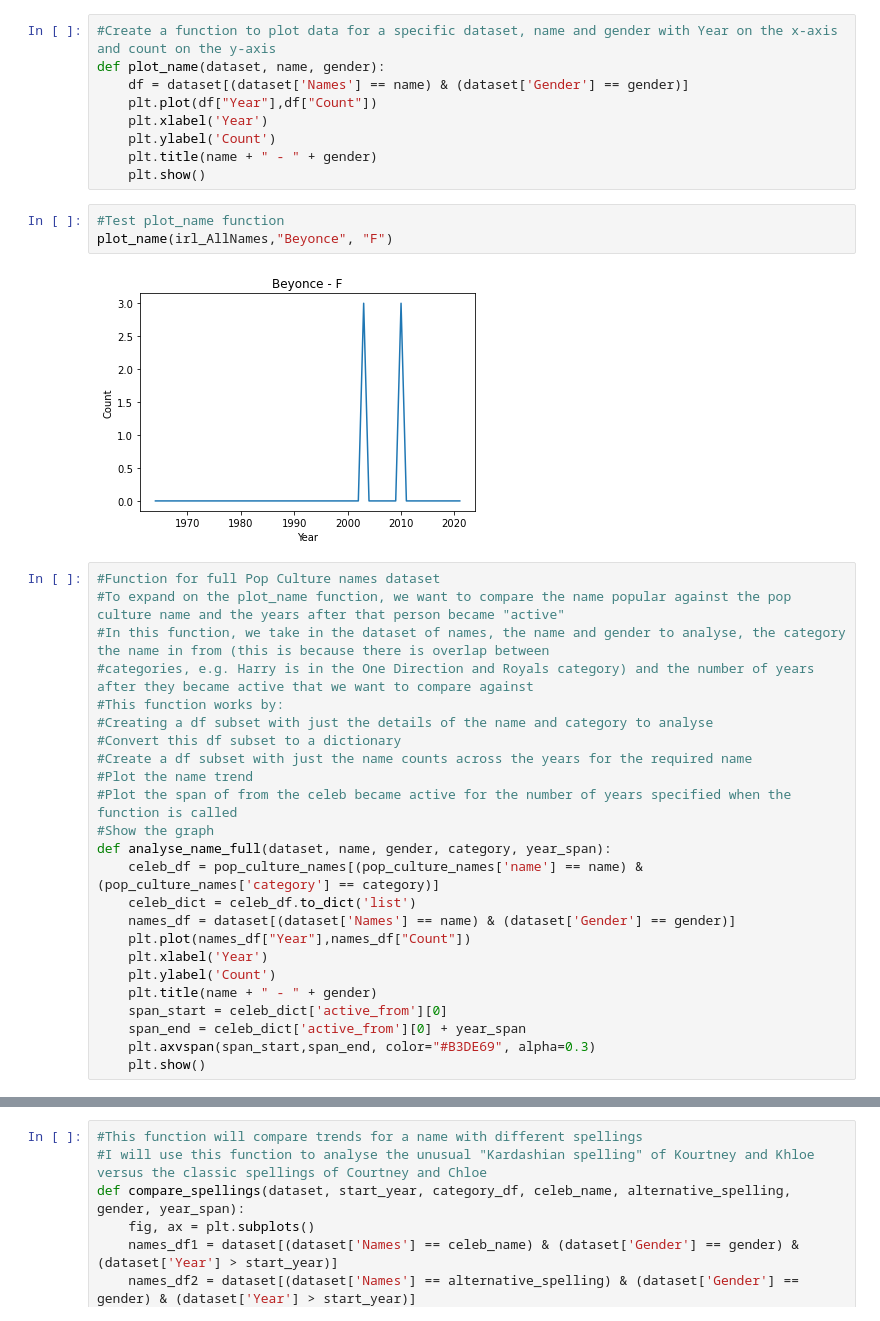
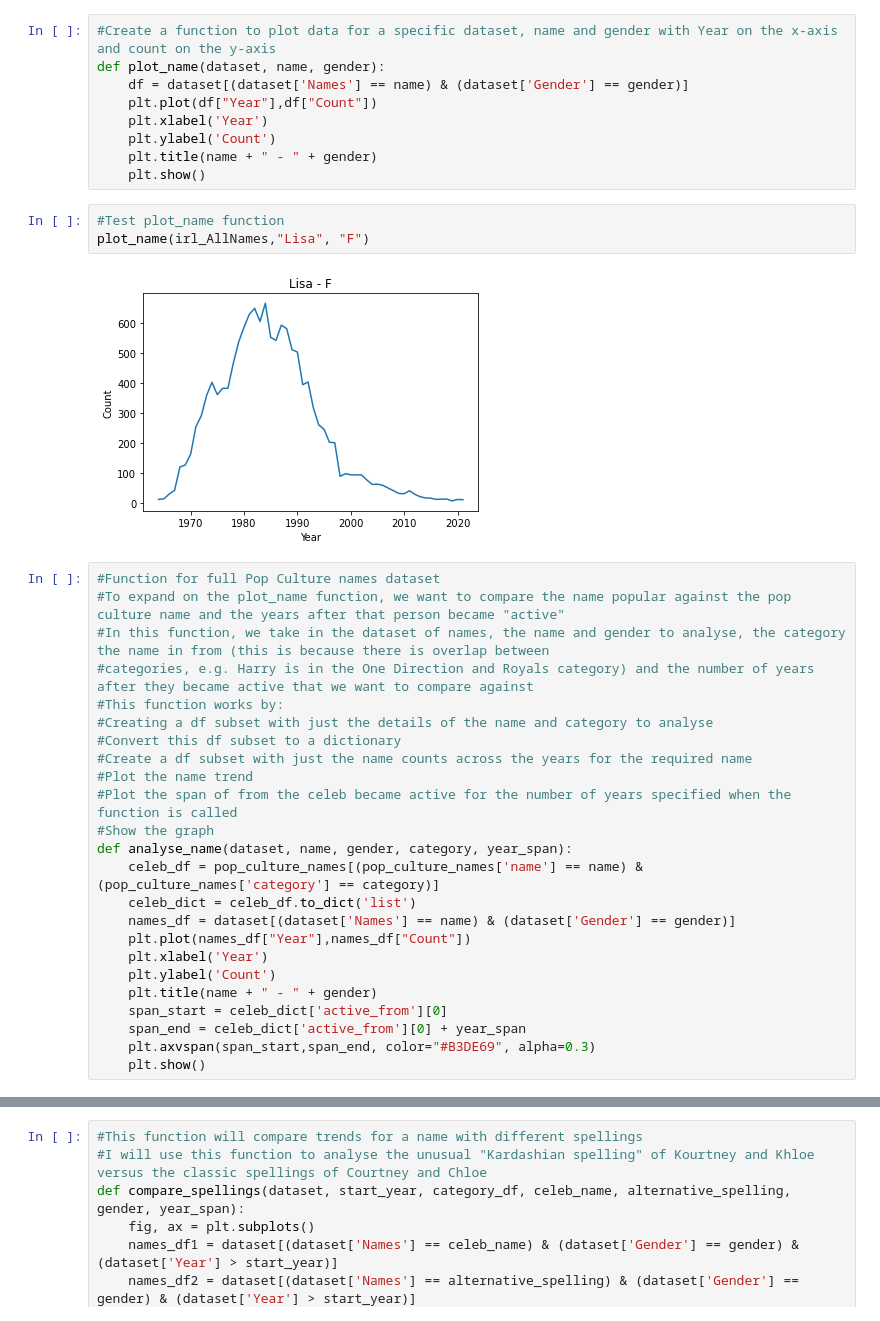
Before and after one commit to lisawhyte/UCDPA_LisaWhyte, a Jupyter notebook: BabyNames.ipynb, the cells around one changed output, grey strips where cells are left out. Saved outputs shown, nothing was run; the diff lists cells and outputs as text.

```diff
--- a/BabyNames.ipynb
+++ b/BabyNames.ipynb
@@ -261,9 +259,9 @@ def plot_name(dataset, name, gender):
     plt.show()
 # %%
 #Test plot_name function
-plot_name(irl_AllNames,"Beyonce", "F")
+plot_name(irl_AllNames,"Lisa", "F")
 # %% [output]
-[figure, old version]
+[figure, new version]
 # %%
 #Function for full Pop Culture names dataset
 #To expand on the plot_name function, we want to compare the name popular against the pop culture name and the years after that person became "active"
@@ -276,7 +274,7 @@ plot_name(irl_AllNames,"Beyonce", "F")
 #Plot the name trend
 #Plot the span of from the celeb became active for the number of years specified when the function is called
 #Show the graph
-def analyse_name_full(dataset, name, gender, category, year_span):
+def analyse_name(dataset, name, gender, category, year_span):
     celeb_df = pop_culture_names[(pop_culture_names['name'] == name) & (pop_culture_names['category'] == category)]
     celeb_dict = celeb_df.to_dict('list')
     names_df = dataset[(dataset['Names'] == name) & (dataset['Gender'] == gender)]
```
Also changed, not shown: parts of 21 cells of this notebook.
